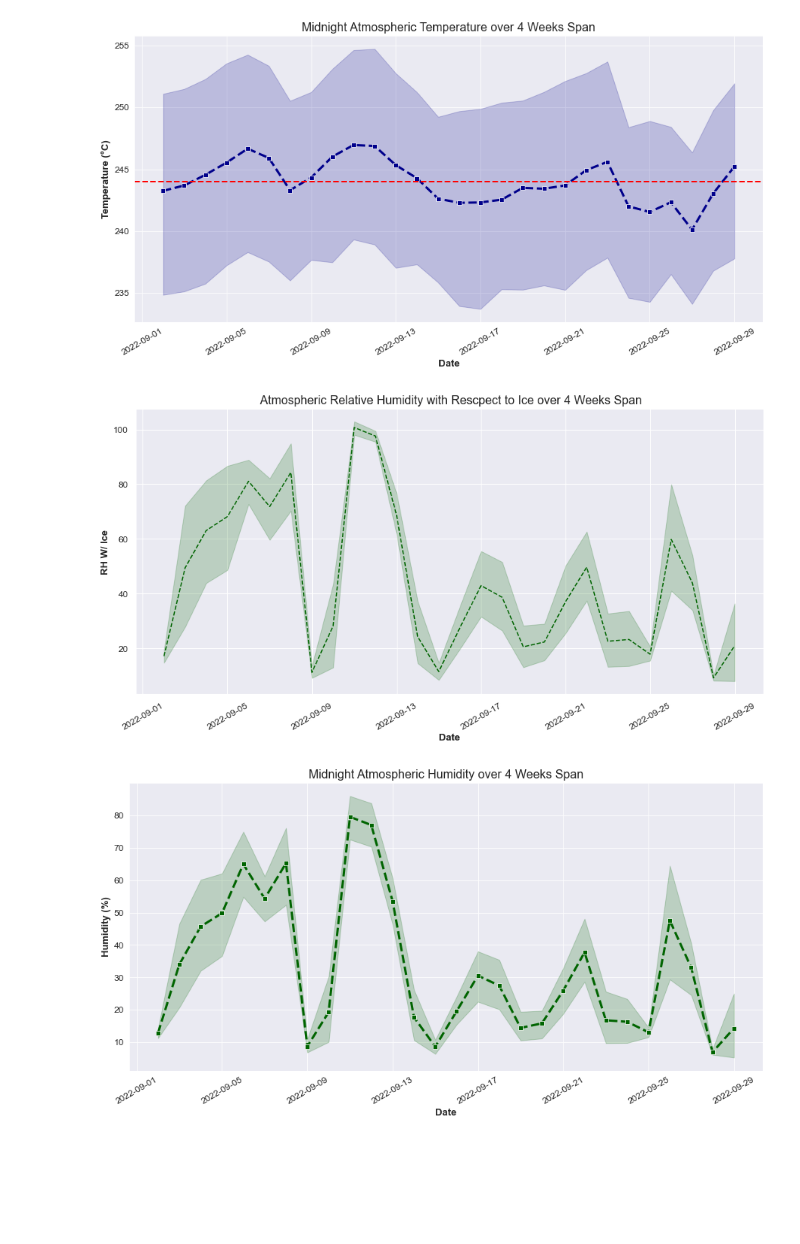
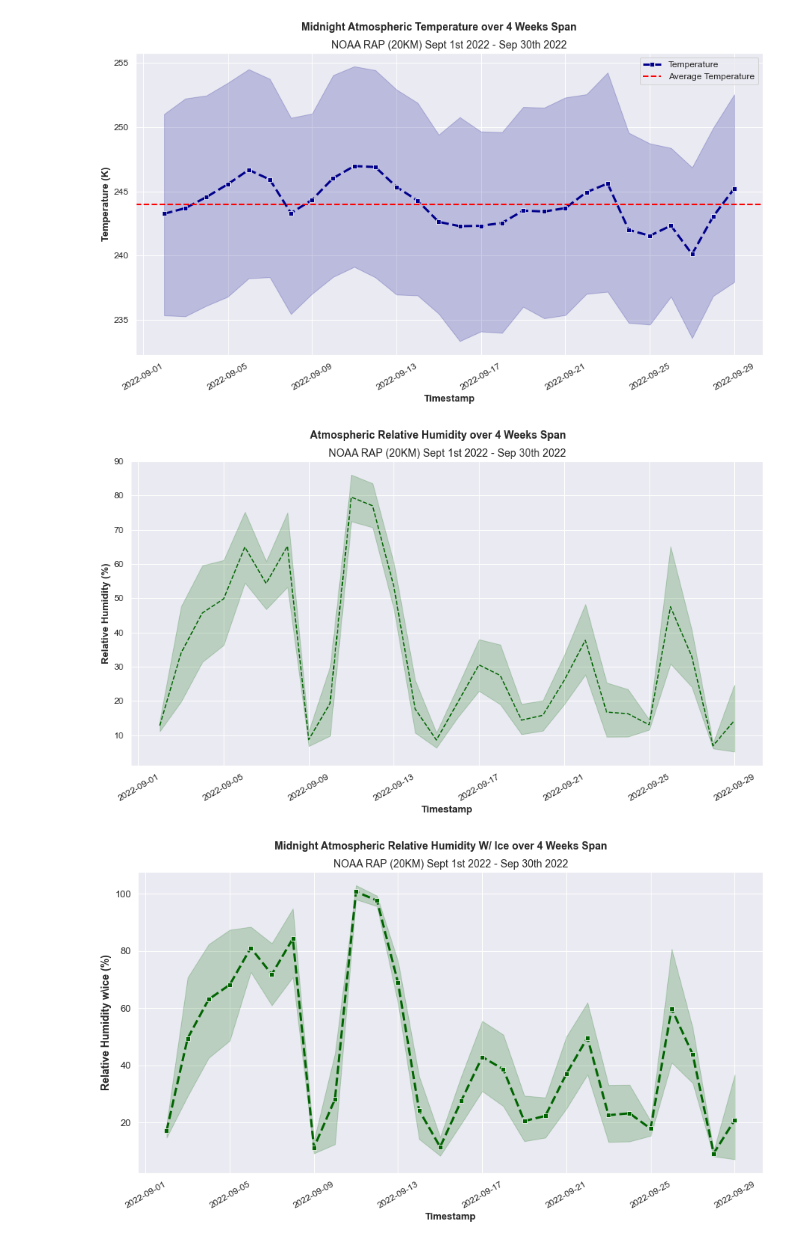
Before and after one commit to Fraolabebe/Team-SkySci-Analytics, a Jupyter notebook: Data Visualizations/Data Explaratory.ipynb, the cells around one changed output. Cells and saved outputs as stored; diff of their text form; code cells hidden in the pictures; blank space fills up the shorter version.

```diff
--- a/Data Visualizations/Data Explaratory.ipynb
+++ b/Data Visualizations/Data Explaratory.ipynb
@@ -6,6 +7,6 @@ import seaborn as sns
 # %%
 path = r"C:\Users\abebe\Documents\George Mason University\6- SUMME 2023\Team-SkySci-Analytics\Atmospheric Data Scraper\clean_atmospheric_data.csv"
 df = pd.read_csv(path)
-# Assuming the DataFrame is already defined as 'df'
-df
+df['Temperature'] = df['Temperature']
+df.head(2)
 # %% [output]
@@ -54,0 +63,19 @@ dtype: object
+# %%
+x = df['Timestamp']
+y = df['RH_ice']
+
+plt.figure(figsize=(15, 7))
+sns.set_style('darkgrid')
+sns.lineplot(x=x, y=y, color='darkblue')
+
+plt.ylabel('Relative Humidity W/ Ice (%)', fontsize=13, fontweight='bold')
+plt.xlabel('Timestamp', fontsize=13, fontweight='bold', labelpad=10)
+plt.xticks(rotation=30, fontsize=12)
+plt.yticks(fontsize=12)
+plt.suptitle('Relative Humidity With Respect to Ice Over Time', fontsize=14, fontweight='bold', fontfamily='Arial')
+plt.title('NOAA RAP (20KM) Sept 1st 2022 - Dec 22nd 2022', fontsize=14, fontfamily='Arial', fontweight='normal')
+
+plt.subplots_adjust(top=.90, bottom=0.1)
+plt.show()
+
+plt.savefig('Relative Humidity With Respect to Ice Over Time.png')
@@ -100,50 +138,64 @@ mid_night_avg_TMP = midnight_subset['Temperature'].mean()
 # %%
+# Calculate average temperature
+mid_night_avg_TMP = midnight_subset['Temperature'].mean()
+
 # Plot the temperature data
 plt.figure(figsize=(15, 7))
 sns.set_style('darkgrid')
-sns.lineplot(data=midnight_subset['Temperature'], color='darkblue', ls='dashed', marker='s', lw='3')
-plt.axhline(mid_night_avg_TMP, color='red', linestyle='--', label='Average', lw='2')
+sns.lineplot(data=midnight_subset['Temperature'], color='darkblue', ls='dashed', marker='s', lw='3', label='Temperature')
+plt.axhline(mid_night_avg_TMP, color='red', linestyle='--', lw='2', label='Average Temperature')
 
-plt.xlabel('Date', fontsize=13, fontweight='bold')
-plt.ylabel('Temperature (°C)', fontsize=13, fontweight='bold')
+plt.xlabel('Timestamp', fontsize=13, fontweight='bold')
+plt.ylabel('Temperature (K)', fontsize=13, fontweight='bold')
 plt.xticks(rotation=30, fontsize=12)
 plt.yticks(fontsize=12)
-plt.title('Midnight Atmospheric Temperature over 4 Weeks Span', fontsize=16, fontweight='400', fontfamily='Arial')
+plt.suptitle('Midnight Atmospheric Temperature over 4 Weeks Span', fontsize=14, fontweight='bold', fontfamily='Arial')
+plt.title('NOAA RAP (20KM) Sept 1st 2022 - Sep 30th 2022', fontsize=14, fontfamily='Arial', fontweight='normal')
+plt.subplots_adjust(top=.90, bottom=0.1)
+plt.legend(fontsize=12)
+
 
 plt.show()
+
+plt.savefig('Midnight Atmospheric Temperature over 4 Weeks Span.png')
 # %% [output]
-[figure, old version]
+[figure, new version]
 # %%
 # Plot the Humidity data
 plt.figure(figsize=(15, 7))
 sns.set_style('darkgrid')
-sns.lineplot(data=midnight_subset['RH_ice'], color='darkgreen', ls='dashed', marker='')
+sns.lineplot(data=midnight_subset['Relative Humidity'], color='darkgreen', ls='dashed', marker='')
 
-plt.xlabel('Date', fontsize=13, fontweight='bold')
-plt.ylabel('RH W/ Ice', fontsize=13, fontweight='bold')
+plt.xlabel('Timestamp', fontsize=13, fontweight='bold')
+plt.ylabel('Relative Humidity (%)', fontsize=13, fontweight='bold')
 plt.xticks(rotation=30, fontsize=12)
 plt.yticks(fontsize=12)
-plt.title(' Atmospheric Relative Humidity with Rescpect to Ice over 4 Weeks Span', fontsize=16, fontweight='400', fontfamily='Arial')
-
+plt.suptitle(' Atmospheric Relative Humidity over 4 Weeks Span', fontsize=14, fontweight='bold', fontfamily='Arial')
+plt.title('NOAA RAP (20KM) Sept 1st 2022 - Sep 30th 2022', fontsize=14, fontfamily='Arial', fontweight='normal')
+plt.subplots_adjust(top=.90, bottom=0.1)
 
 plt.show()
+plt.savefig('Atmospheric Relative Humidity over 4 Weeks Span.png')
 # %% [output]
-[figure, old version]
+[figure, new version]
 # %%
 # Plot the temperature data
 plt.figure(figsize=(15, 7))
 sns.set_style('darkgrid')
-sns.lineplot(data=midnight_subset['Relative Humidity'], color='darkgreen', ls='dashed', marker='s', lw='3')
+sns.lineplot(data=midnight_subset['RH_ice'], color='darkgreen', ls='dashed', marker='s', lw='3')
 
-plt.xlabel('Date', fontsize=13, fontweight='bold')
-plt.ylabel('Humidity (%)', fontsize=13, fontweight='bold')
+plt.xlabel('Timestamp', fontsize=13, fontweight='bold')
+plt.ylabel('Relative Humidity w\ice (%)', fontsize=14, fontweight='bold')
 plt.xticks(rotation=30, fontsize=12)
-plt.yticks(fontsize=12)
-plt.title('Midnight Atmospheric Humidity over 4 Weeks Span', fontsize=16, fontweight='400', fontfamily='Arial')
+plt.yticks(fontsize=13)
+plt.suptitle('Midnight Atmospheric Relative Humidity W/ Ice over 4 Weeks Span', fontsize=14, fontweight='bold', fontfamily='Arial')
+plt.title('NOAA RAP (20KM) Sept 1st 2022 - Sep 30th 2022', fontsize=14, fontfamily='Arial', fontweight='normal')
+plt.subplots_adjust(top=.90, bottom=0.1)
+plt.show()
 
-plt.show()
+plt.savefig('Midnight Atmospheric Relative Humidity With Ice over 4 Weeks Span.png')
 # %% [output]
-[figure, old version]
+[figure, new version]
 # %%
 # Filter the DataFrame for levels 200, 225, and 250
 level_200_data = df[df['Level'] == 200]
```
Also changed, not shown: parts of 29 cells of this notebook.
